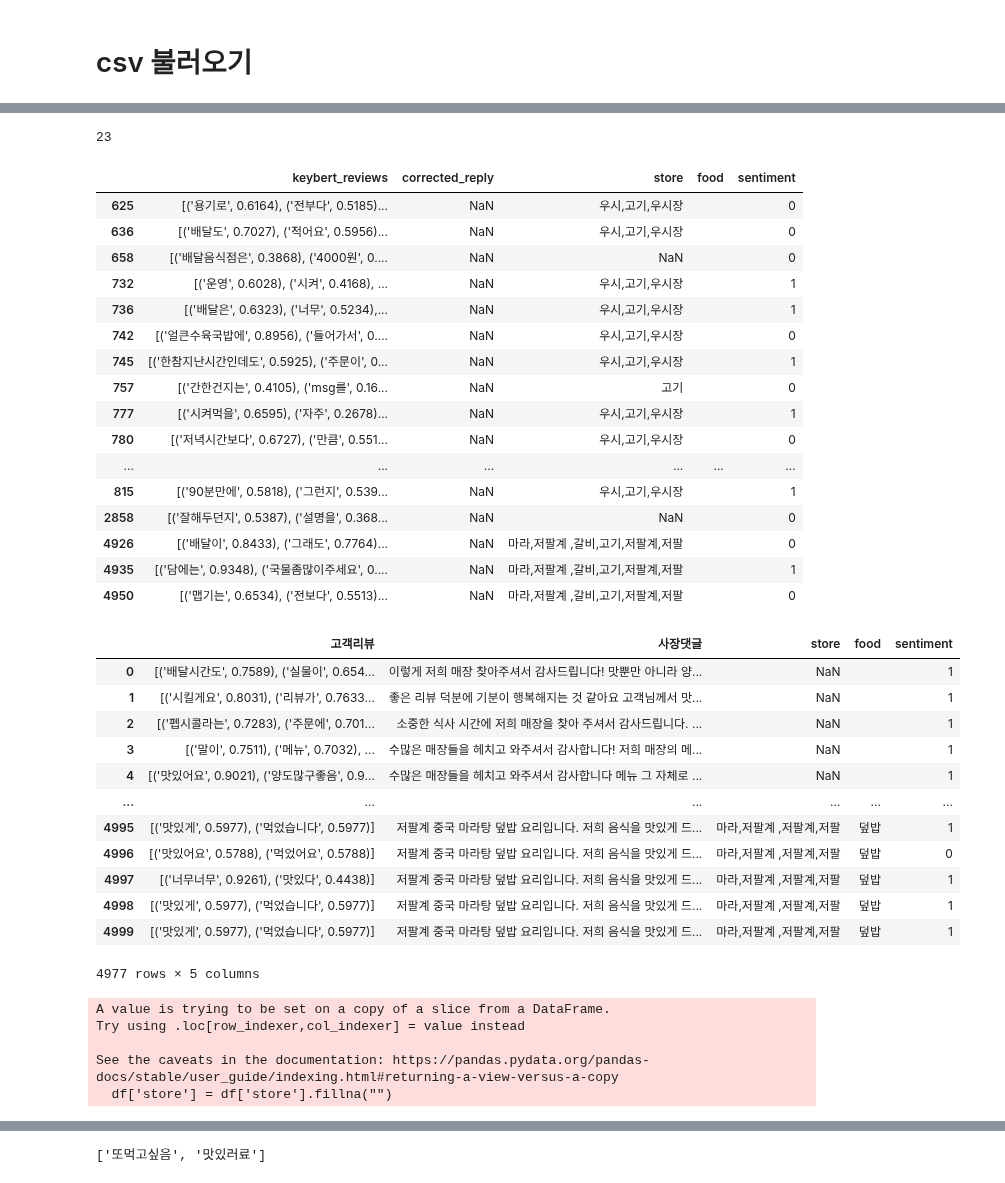
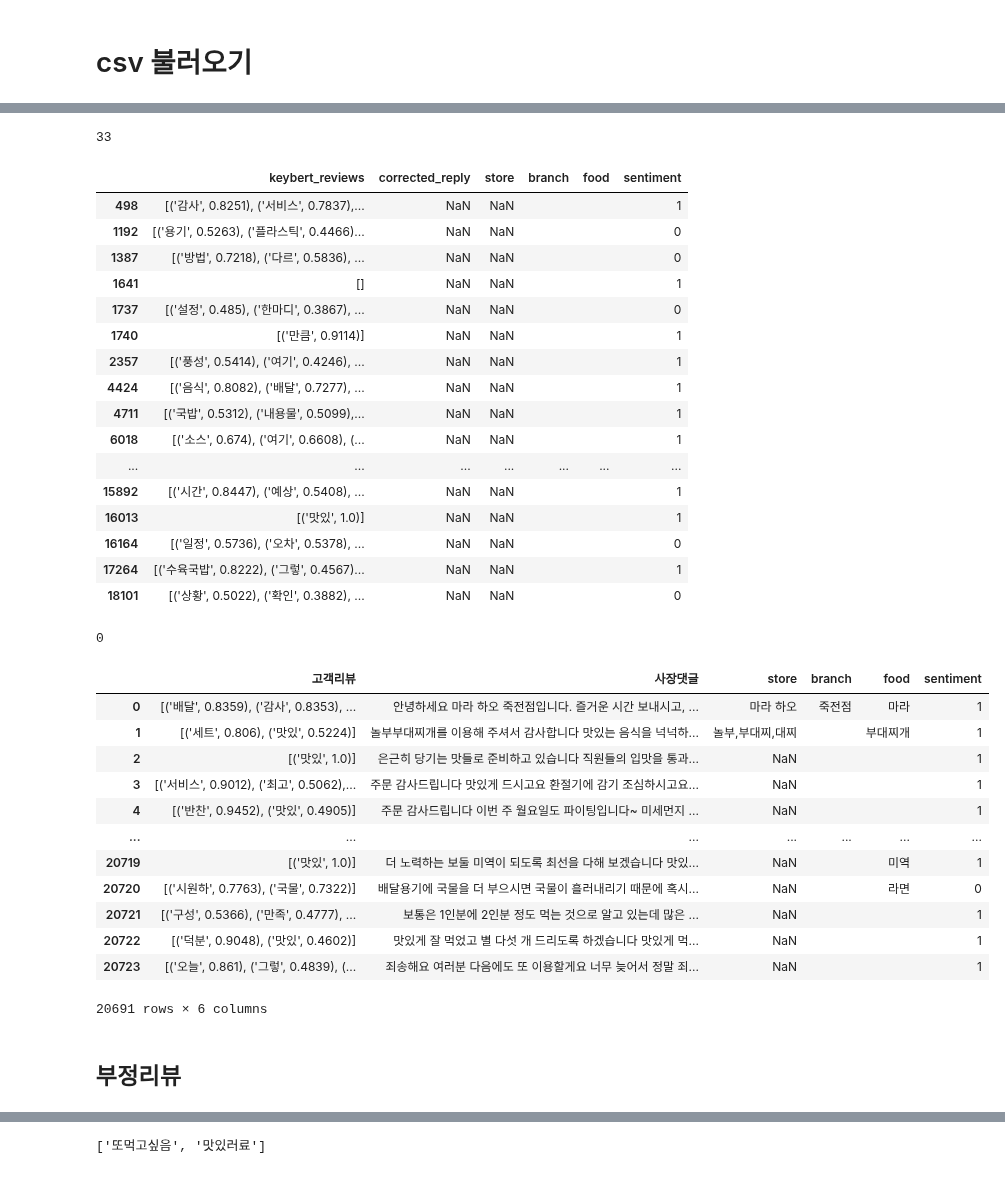
Before and after one commit to swoo-nam/BootCamp_project_final, a Jupyter notebook: 이소현_서비스2_모델링2.ipynb, the cells around one changed output, grey strips where cells are left out. Saved outputs shown, nothing was run; the diff lists cells and outputs as text; code cells hidden in the pictures.

```diff
--- a/이소현_서비스2_모델링2.ipynb
+++ b/이소현_서비스2_모델링2.ipynb
@@ -36,6 +36,6 @@ device
 # %% [markdown]
 # csv 불러오기
 # %%
-df = pd.read_csv(f"{DATA_PATH}0904.csv")
+df = pd.read_csv(f"{DATA_PATH}0906.csv")
 df
 # %% [output]
@@ -55,51 +55,53 @@ df
+# %%
+df = df[['keybert_reviews','corrected_reply','store','branch','food','sentiment']]
 # %%
 df["corrected_reply"].isnull().sum()
 # %% [output]
-23
+33
 # %%
 df[df.corrected_reply.isna()]
 # %% [output]
-|  | keybert_reviews | corrected_reply | store | food | sentiment |
-| 625 | [('용기로', 0.6164), ('전부다', 0.5185)... | NaN | 우시,고기,우시장 |  | 0 |
-| 636 | [('배달도', 0.7027), ('적어요', 0.5956)... | NaN | 우시,고기,우시장 |  | 0 |
-| 658 | [('배달음식점은', 0.3868), ('4000원', 0.... | NaN | NaN |  | 0 |
-| 732 | [('운영', 0.6028), ('시켜', 0.4168), ... | NaN | 우시,고기,우시장 |  | 1 |
-| 736 | [('배달은', 0.6323), ('너무', 0.5234),... | NaN | 우시,고기,우시장 |  | 1 |
-| 742 | [('얼큰수육국밥에', 0.8956), ('들어가서', 0.... | NaN | 우시,고기,우시장 |  | 0 |
-| 745 | [('한참지난시간인데도', 0.5925), ('주문이', 0... | NaN | 우시,고기,우시장 |  | 1 |
-| 757 | [('간한건지는', 0.4105), ('msg를', 0.16... | NaN | 고기 |  | 0 |
-| 777 | [('시켜먹을', 0.6595), ('자주', 0.2678)... | NaN | 우시,고기,우시장 |  | 1 |
-| 780 | [('저녁시간보다', 0.6727), ('만큼', 0.551... | NaN | 우시,고기,우시장 |  | 0 |
-| ... | ... | ... | ... | ... | ... |
-| 815 | [('90분만에', 0.5818), ('그런지', 0.539... | NaN | 우시,고기,우시장 |  | 1 |
-| 2858 | [('잘해두던지', 0.5387), ('설명을', 0.368... | NaN | NaN |  | 0 |
-| 4926 | [('배달이', 0.8433), ('그래도', 0.7764)... | NaN | 마라,저팔계 ,갈비,고기,저팔계,저팔 |  | 0 |
-| 4935 | [('담에는', 0.9348), ('국물좀많이주세요', 0.... | NaN | 마라,저팔계 ,갈비,고기,저팔계,저팔 |  | 1 |
-| 4950 | [('맵기는', 0.6534), ('전보다', 0.5513)... | NaN | 마라,저팔계 ,갈비,고기,저팔계,저팔 |  | 0 |
+|  | keybert_reviews | corrected_reply | store | branch | food | sentiment |
+| 498 | [('감사', 0.8251), ('서비스', 0.7837),... | NaN | NaN |  |  | 1 |
+| 1192 | [('용기', 0.5263), ('플라스틱', 0.4466)... | NaN | NaN |  |  | 0 |
+| 1387 | [('방법', 0.7218), ('다르', 0.5836), ... | NaN | NaN |  |  | 0 |
+| 1641 | [] | NaN | NaN |  |  | 1 |
+| 1737 | [('설정', 0.485), ('한마디', 0.3867), ... | NaN | NaN |  |  | 0 |
+| 1740 | [('만큼', 0.9114)] | NaN | NaN |  |  | 1 |
+| 2357 | [('풍성', 0.5414), ('여기', 0.4246), ... | NaN | NaN |  |  | 1 |
+| 4424 | [('음식', 0.8082), ('배달', 0.7277), ... | NaN | NaN |  |  | 1 |
+| 4711 | [('국밥', 0.5312), ('내용물', 0.5099),... | NaN | NaN |  |  | 1 |
+| 6018 | [('소스', 0.674), ('여기', 0.6608), (... | NaN | NaN |  |  | 1 |
+| ... | ... | ... | ... | ... | ... | ... |
+| 15892 | [('시간', 0.8447), ('예상', 0.5408), ... | NaN | NaN |  |  | 1 |
+| 16013 | [('맛있', 1.0)] | NaN | NaN |  |  | 1 |
+| 16164 | [('일정', 0.5736), ('오차', 0.5378), ... | NaN | NaN |  |  | 0 |
+| 17264 | [('수육국밥', 0.8222), ('그렇', 0.4567)... | NaN | NaN |  |  | 1 |
+| 18101 | [('상황', 0.5022), ('확인', 0.3882), ... | NaN | NaN |  |  | 0 |
 # %%
 df = df.dropna(subset=['corrected_reply'])
+# %%
+df["keybert_reviews"].isnull().sum()
+# %% [output]
+0
 # %%
-df.columns = ["고객리뷰","사장댓글",'store','food', 'sentiment']
+df.columns = ["고객리뷰","사장댓글",'store','branch','food','sentiment']
 df
 # %% [output]
-|  | 고객리뷰 | 사장댓글 | store | food | sentiment |
-| 0 | [('배달시간도', 0.7589), ('실물이', 0.654... | 이렇게 저희 매장 찾아주셔서 감사드립니다! 맛뿐만 아니라 양... | NaN |  | 1 |
-| 1 | [('시킬게요', 0.8031), ('리뷰가', 0.7633... | 좋은 리뷰 덕분에 기분이 행복해지는 것 같아요 고객님께서 맛... | NaN |  | 1 |
-| 2 | [('펩시콜라는', 0.7283), ('주문에', 0.701... | 소중한 식사 시간에 저희 매장을 찾아 주셔서 감사드립니다. ... | NaN |  | 1 |
-| 3 | [('말이', 0.7511), ('메뉴', 0.7032), ... | 수많은 매장들을 헤치고 와주셔서 감사합니다! 저희 매장의 메... | NaN |  | 1 |
-| 4 | [('맛있어요', 0.9021), ('양도많구좋음', 0.9... | 수많은 매장들을 헤치고 와주셔서 감사합니다 메뉴 그 자체로 ... | NaN |  | 1 |
-| ... | ... | ... | ... | ... | ... |
-| 4995 | [('맛있게', 0.5977), ('먹었습니다', 0.5977)] | 저팔계 중국 마라탕 덮밥 요리입니다. 저희 음식을 맛있게 드... | 마라,저팔계 ,저팔계,저팔 | 덮밥 | 1 |
-| 4996 | [('맛있어요', 0.5788), ('먹었어요', 0.5788)] | 저팔계 중국 마라탕 덮밥 요리입니다. 저희 음식을 맛있게 드... | 마라,저팔계 ,저팔계,저팔 | 덮밥 | 0 |
-| 4997 | [('너무너무', 0.9261), ('맛있다', 0.4438)] | 저팔계 중국 마라탕 덮밥 요리입니다. 저희 음식을 맛있게 드... | 마라,저팔계 ,저팔계,저팔 | 덮밥 | 1 |
-| 4998 | [('맛있게', 0.5977), ('먹었습니다', 0.5977)] | 저팔계 중국 마라탕 덮밥 요리입니다. 저희 음식을 맛있게 드... | 마라,저팔계 ,저팔계,저팔 | 덮밥 | 1 |
-| 4999 | [('맛있게', 0.5977), ('먹었습니다', 0.5977)] | 저팔계 중국 마라탕 덮밥 요리입니다. 저희 음식을 맛있게 드... | 마라,저팔계 ,저팔계,저팔 | 덮밥 | 1 |
+|  | 고객리뷰 | 사장댓글 | store | branch | food | sentiment |
+| 0 | [('배달', 0.8359), ('감사', 0.8353), ... | 안녕하세요 마라 하오 죽전점입니다. 즐거운 시간 보내시고, ... | 마라 하오 | 죽전점 | 마라 | 1 |
+| 1 | [('세트', 0.806), ('맛있', 0.5224)] | 놀부부대찌개를 이용해 주셔서 감사합니다 맛있는 음식을 넉넉하... | 놀부,부대찌,대찌 |  | 부대찌개 | 1 |
+| 2 | [('맛있', 1.0)] | 은근히 당기는 맛들로 준비하고 있습니다 직원들의 입맛을 통과... | NaN |  |  | 1 |
+| 3 | [('서비스', 0.9012), ('최고', 0.5062),... | 주문 감사드립니다 맛있게 드시고요 환절기에 감기 조심하시고요... | NaN |  |  | 1 |
+| 4 | [('반찬', 0.9452), ('맛있', 0.4905)] | 주문 감사드립니다 이번 주 월요일도 파이팅입니다~ 미세먼지 ... | NaN |  |  | 1 |
+| ... | ... | ... | ... | ... | ... | ... |
+| 20719 | [('맛있', 1.0)] | 더 노력하는 보둘 미역이 되도록 최선을 다해 보겠습니다 맛있... | NaN |  | 미역 | 1 |
+| 20720 | [('시원하', 0.7763), ('국물', 0.7322)] | 배달용기에 국물을 더 부으시면 국물이 흘러내리기 때문에 혹시... | NaN |  | 라면 | 0 |
+| 20721 | [('구성', 0.5366), ('만족', 0.4777), ... | 보통은 1인분에 2인분 정도 먹는 것으로 알고 있는데 많은 ... | NaN |  |  | 1 |
+| 20722 | [('덕분', 0.9048), ('맛있', 0.4602)] | 맛있게 잘 먹었고 별 다섯 개 드리도록 하겠습니다 맛있게 먹... | NaN |  |  | 1 |
+| 20723 | [('오늘', 0.861), ('그렇', 0.4839), (... | 죄송해요 여러분 다음에도 또 이용할게요 너무 늦어서 정말 죄... | NaN |  |  | 1 |
-4977 rows × 5 columns
+20691 rows × 6 columns
 # %%
 df['store'] = df['store'].fillna("")
-# %% [output]
-A value is trying to be set on a copy of a slice from a DataFrame.
-Try using .loc[row_indexer,col_indexer] = value instead
-
-See the caveats in the documentation: https://pandas.pydata.org/pandas-docs/stable/user_guide/indexing.html#returning-a-view-versus-a-copy
-  df['store'] = df['store'].fillna("")
+# %% [markdown]
+## 부정리뷰
```
Also changed, not shown: parts of 44 cells of this notebook.
